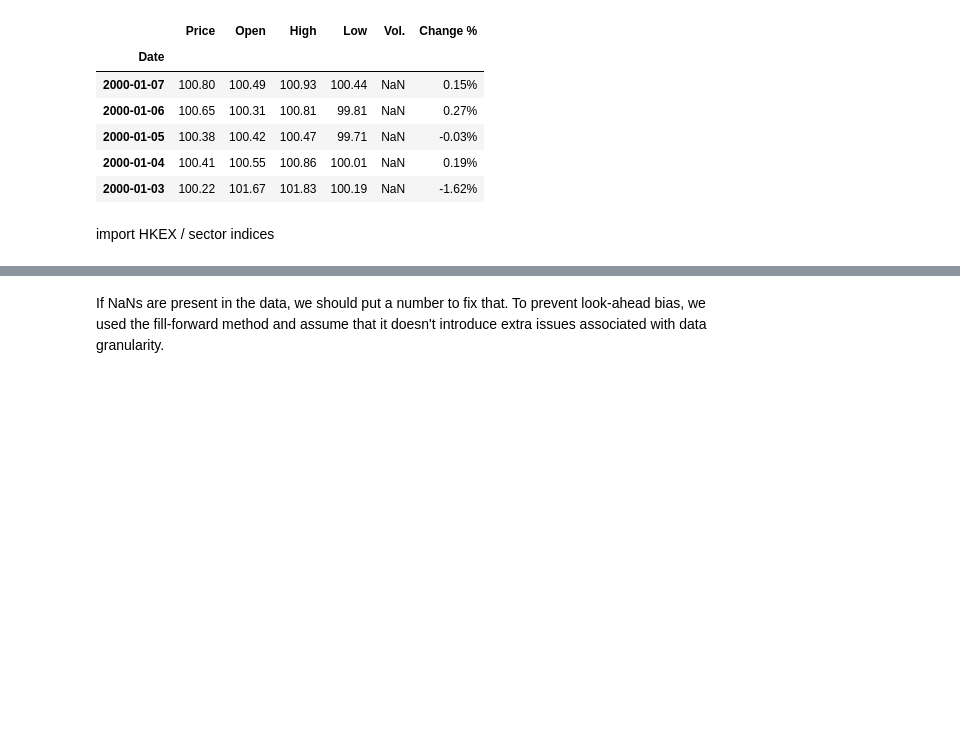
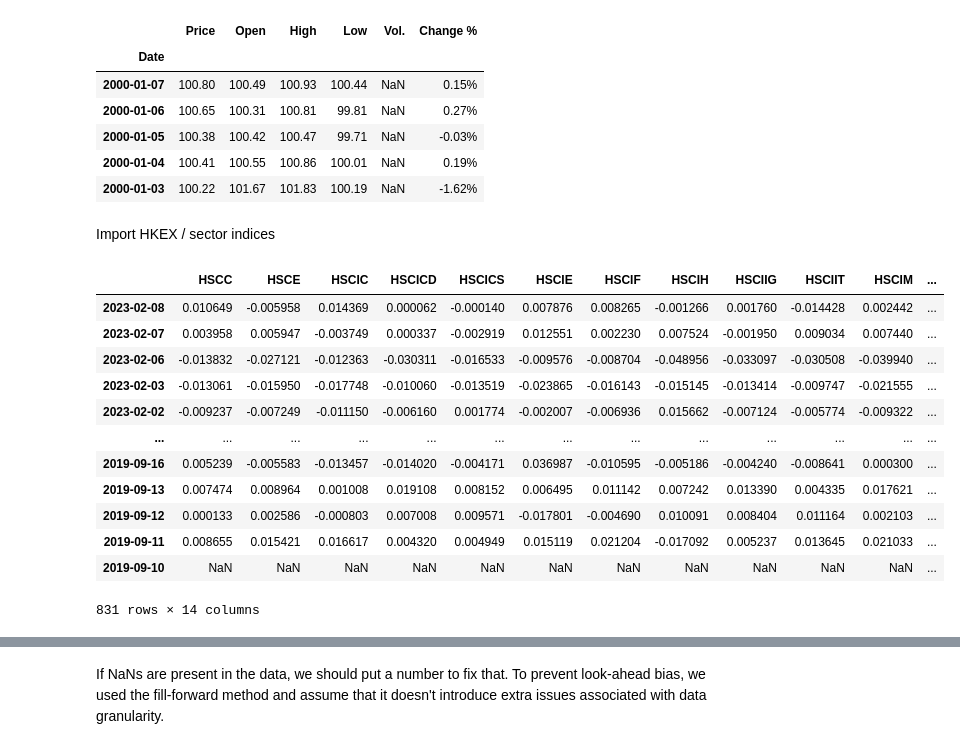
Before and after one commit to jjiaoyuwang/WQU-capstone, a Jupyter notebook: temporary-code.ipynb, the cells around one changed output, grey strips where cells are left out. Cells and saved outputs as stored; diff of their text form; code cells hidden in the pictures; blank space fills up the shorter version.

Commit message:
added sector indices, defined returns

```diff
--- a/temporary-code.ipynb
+++ b/temporary-code.ipynb
@@ -37,5 +41,5 @@ DXY.tail()
 | 2000-01-04 | 100.41 | 100.55 | 100.86 | 100.01 | NaN | 0.19% |
 | 2000-01-03 | 100.22 | 101.67 | 101.83 | 100.19 | NaN | -1.62% |
 # %% [markdown]
-import HKEX / sector indices
+Import HKEX / sector indices
 # %%
@@ -56,0 +61,45 @@ HSCIU = pd.read_csv('data/HS/HSCIU.csv', index_col=0, parse_dates=True, infer_da
+# %%
+# create a dataframe containing HSI, first put the above into a dictionary for easy iteration
+
+HSI_dict = {"HSCC": HSCC,
+            "HSCE": HSCE,
+            "HSCIC": HSCIC,
+            "HSCICD": HSCICD,
+            "HSCICS": HSCICS,
+            "HSCIE": HSCIE,
+            "HSCIE": HSCIE,
+            "HSCIF": HSCIF,
+            "HSCIH": HSCIH,
+            "HSCIIG": HSCIIG,
+            "HSCIIT": HSCIIT,
+            "HSCIM": HSCIM,
+            "HSCIPC": HSCIPC,
+            "HSCIT": HSCIT,
+            "HSCIU": HSCIU}
+
+HSI_df = pd.DataFrame()
+
+for ind in HSI_dict.keys():
+    HSI_df = pd.concat([HSI_df, HSI_dict[ind]['Price']], axis=1)
+
+HSI_df.columns = HSI_dict.keys()
+# %%
+# calculate sector index returns
+
+HSI_returns_df =  np.log(HSI_df.dropna()) - np.log(HSI_df.dropna().shift(-1))
+# %%
+HSI_returns_df
+# %% [output]
+|  | HSCC | HSCE | HSCIC | HSCICD | HSCICS | HSCIE | HSCIF | HSCIH | HSCIIG | HSCIIT | HSCIM | ... |
+| 2023-02-08 | 0.010649 | -0.005958 | 0.014369 | 0.000062 | -0.000140 | 0.007876 | 0.008265 | -0.001266 | 0.001760 | -0.014428 | 0.002442 | ... |
+| 2023-02-07 | 0.003958 | 0.005947 | -0.003749 | 0.000337 | -0.002919 | 0.012551 | 0.002230 | 0.007524 | -0.001950 | 0.009034 | 0.007440 | ... |
+| 2023-02-06 | -0.013832 | -0.027121 | -0.012363 | -0.030311 | -0.016533 | -0.009576 | -0.008704 | -0.048956 | -0.033097 | -0.030508 | -0.039940 | ... |
+| 2023-02-03 | -0.013061 | -0.015950 | -0.017748 | -0.010060 | -0.013519 | -0.023865 | -0.016143 | -0.015145 | -0.013414 | -0.009747 | -0.021555 | ... |
+| 2023-02-02 | -0.009237 | -0.007249 | -0.011150 | -0.006160 | 0.001774 | -0.002007 | -0.006936 | 0.015662 | -0.007124 | -0.005774 | -0.009322 | ... |
+| ... | ... | ... | ... | ... | ... | ... | ... | ... | ... | ... | ... | ... |
+| 2019-09-16 | 0.005239 | -0.005583 | -0.013457 | -0.014020 | -0.004171 | 0.036987 | -0.010595 | -0.005186 | -0.004240 | -0.008641 | 0.000300 | ... |
+| 2019-09-13 | 0.007474 | 0.008964 | 0.001008 | 0.019108 | 0.008152 | 0.006495 | 0.011142 | 0.007242 | 0.013390 | 0.004335 | 0.017621 | ... |
+| 2019-09-12 | 0.000133 | 0.002586 | -0.000803 | 0.007008 | 0.009571 | -0.017801 | -0.004690 | 0.010091 | 0.008404 | 0.011164 | 0.002103 | ... |
+| 2019-09-11 | 0.008655 | 0.015421 | 0.016617 | 0.004320 | 0.004949 | 0.015119 | 0.021204 | -0.017092 | 0.005237 | 0.013645 | 0.021033 | ... |
+| 2019-09-10 | NaN | NaN | NaN | NaN | NaN | NaN | NaN | NaN | NaN | NaN | NaN | ... |
+831 rows × 14 columns
```
Also changed, not shown: parts of 15 cells of this notebook, 2 other files.
